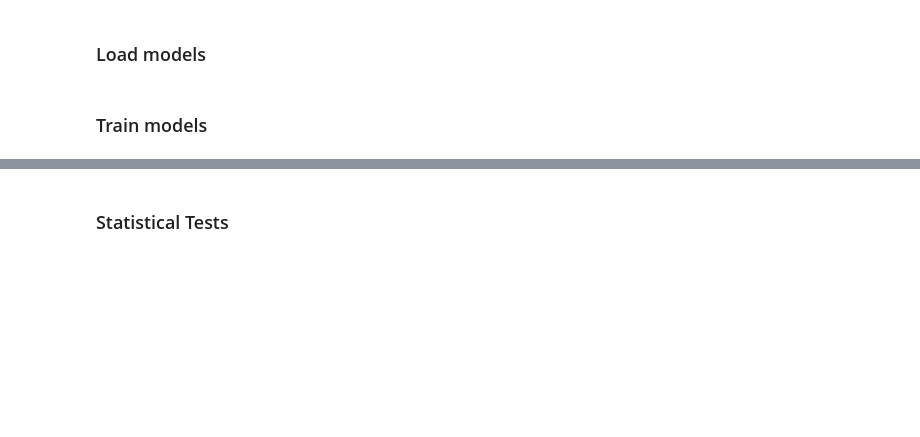
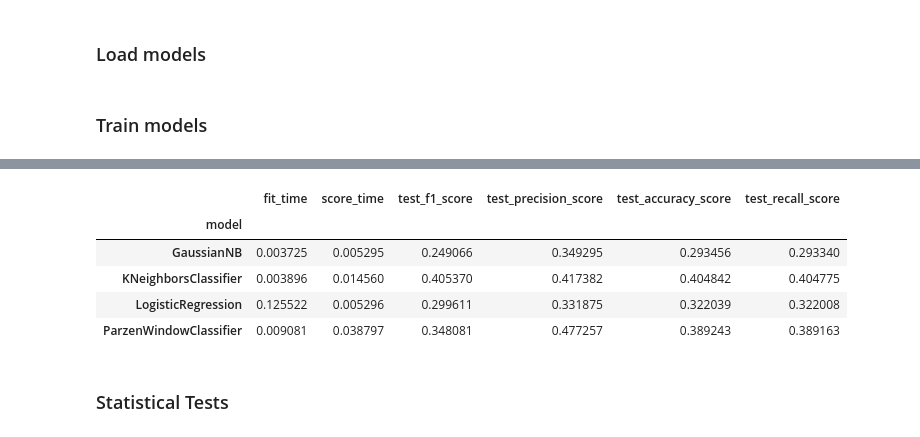
Before and after one commit to MatheusRDG/machine_learning_ufpe_2023, a Jupyter notebook: Q2.ipynb, the cells around one changed output, grey strips where cells are left out. Drawn from its saved outputs; the diff is of its cells as text; code cells hidden in the pictures; blank space fills up the shorter version.

```diff
--- a/Q2.ipynb
+++ b/Q2.ipynb
@@ -226,3 +249,12 @@ results_df
+# %%
+results_df.groupby("model").mean()
+# %% [output]
+|  | fit_time | score_time | test_f1_score | test_precision_score | test_accuracy_score | test_recall_score |
+| model |  |  |  |  |  |  |
+| GaussianNB | 0.003725 | 0.005295 | 0.249066 | 0.349295 | 0.293456 | 0.293340 |
+| KNeighborsClassifier | 0.003896 | 0.014560 | 0.405370 | 0.417382 | 0.404842 | 0.404775 |
+| LogisticRegression | 0.125522 | 0.005296 | 0.299611 | 0.331875 | 0.322039 | 0.322008 |
+| ParzenWindowClassifier | 0.009081 | 0.038797 | 0.348081 | 0.477257 | 0.389243 | 0.389163 |
 # %% [markdown]
 ### Statistical Tests
 # %%
```
Also changed, not shown: parts of 7 cells of this notebook.
